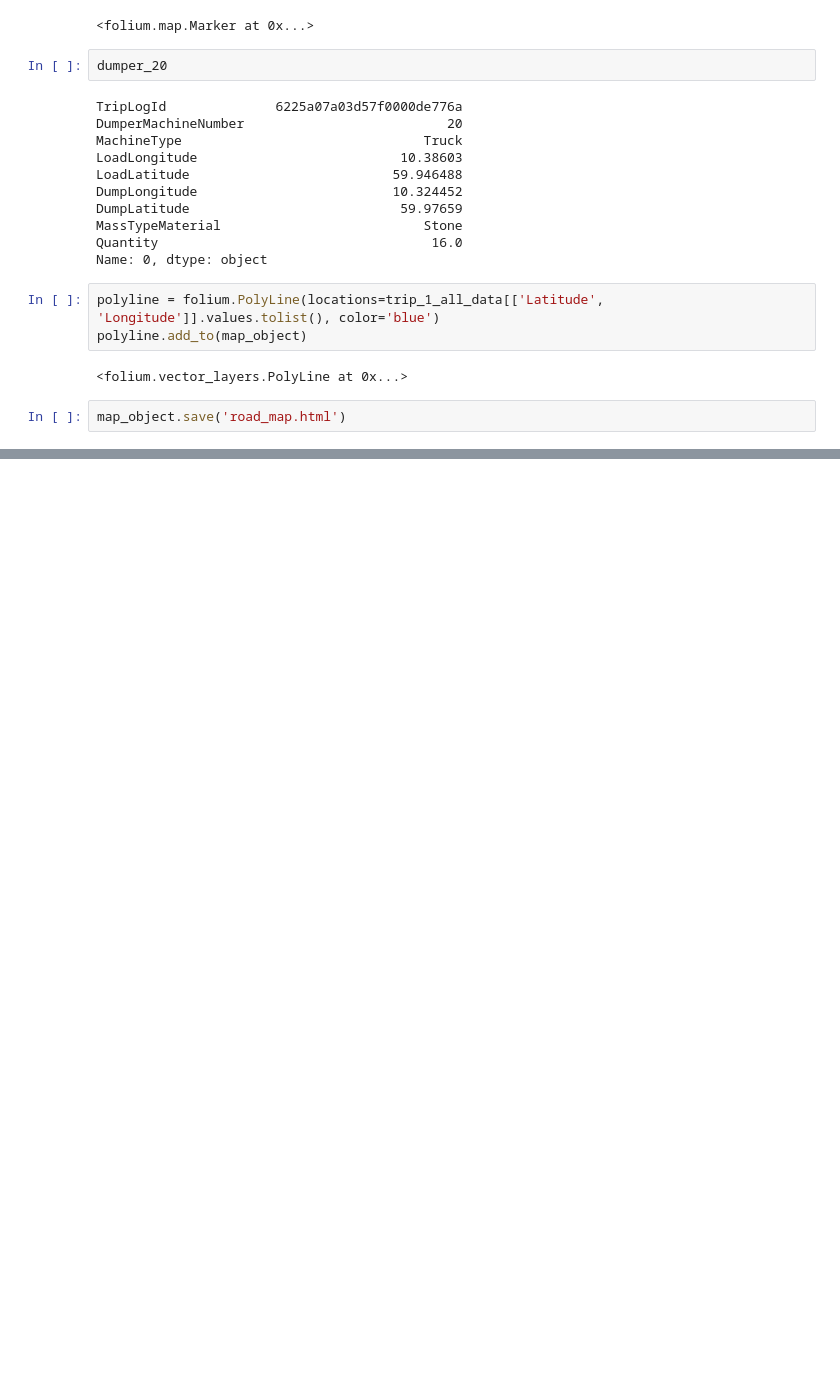
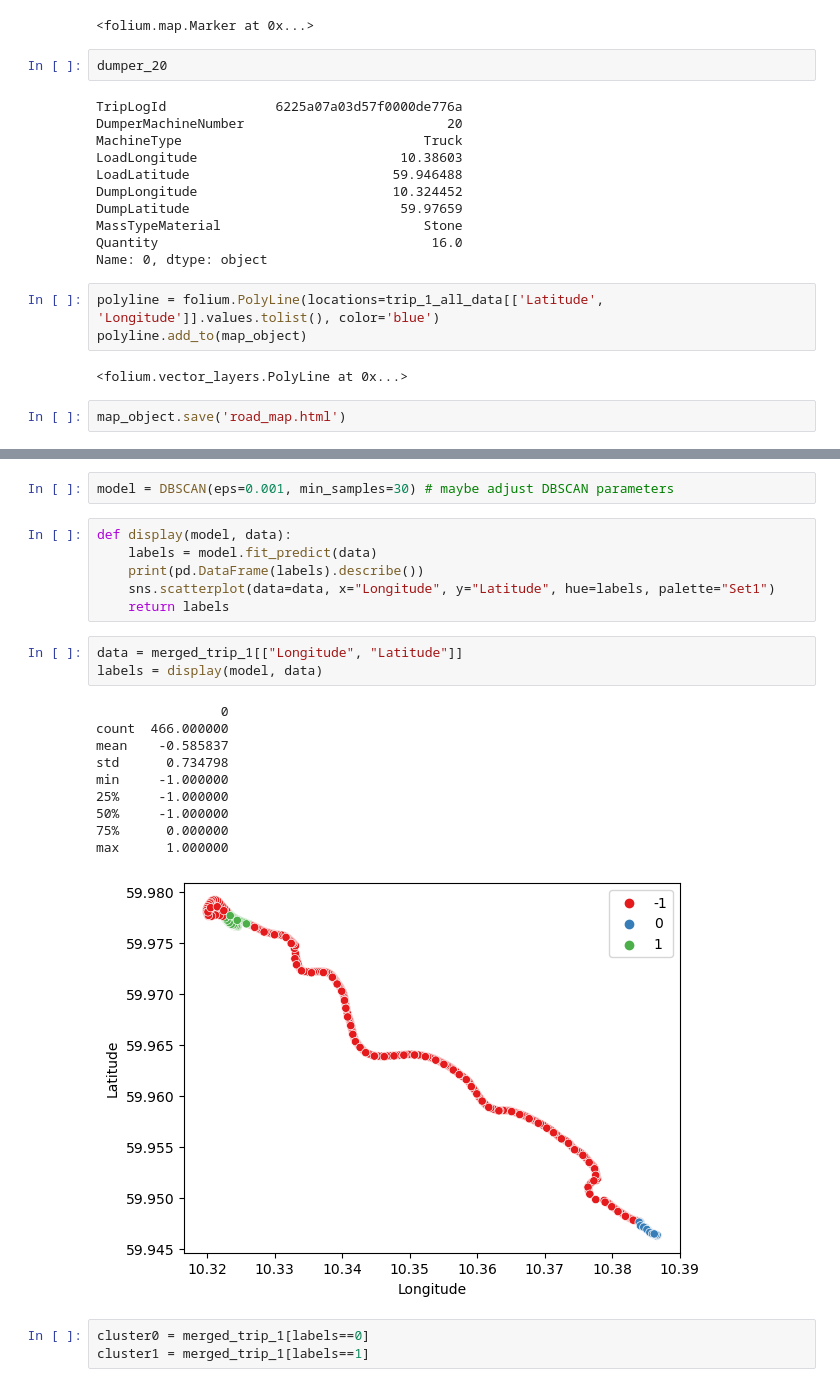
Before and after one commit to meomia/nora-roadai, a Jupyter notebook: Discovering_the_data.ipynb, the cells around one changed output, grey strips where cells are left out. Cells and saved outputs as stored; diff of their text form; blank space fills up the shorter version.

```diff
--- a/Discovering_the_data.ipynb
+++ b/Discovering_the_data.ipynb
@@ -87,0 +314,25 @@ map_object.save('road_map.html')
+# %%
+model = DBSCAN(eps=0.001, min_samples=30) # maybe adjust DBSCAN parameters
+# %%
+def display(model, data):
+    labels = model.fit_predict(data)
+    print(pd.DataFrame(labels).describe())
+    sns.scatterplot(data=data, x="Longitude", y="Latitude", hue=labels, palette="Set1")
+    return labels
+# %%
+data = merged_trip_1[["Longitude", "Latitude"]]
+labels = display(model, data)
+# %% [output]
+                0
+count  466.000000
+mean    -0.585837
+std      0.734798
+min     -1.000000
+25%     -1.000000
+50%     -1.000000
+75%      0.000000
+max      1.000000
+[figure, added]
+# %%
+cluster0 = merged_trip_1[labels==0]
+cluster1 = merged_trip_1[labels==1]
```
Also changed, not shown: parts of 52 cells of this notebook.
